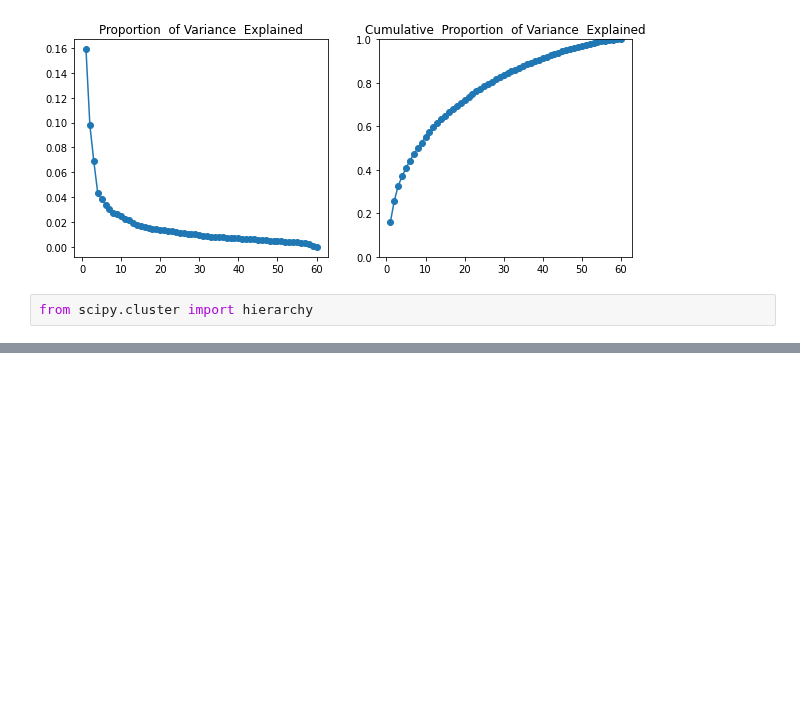
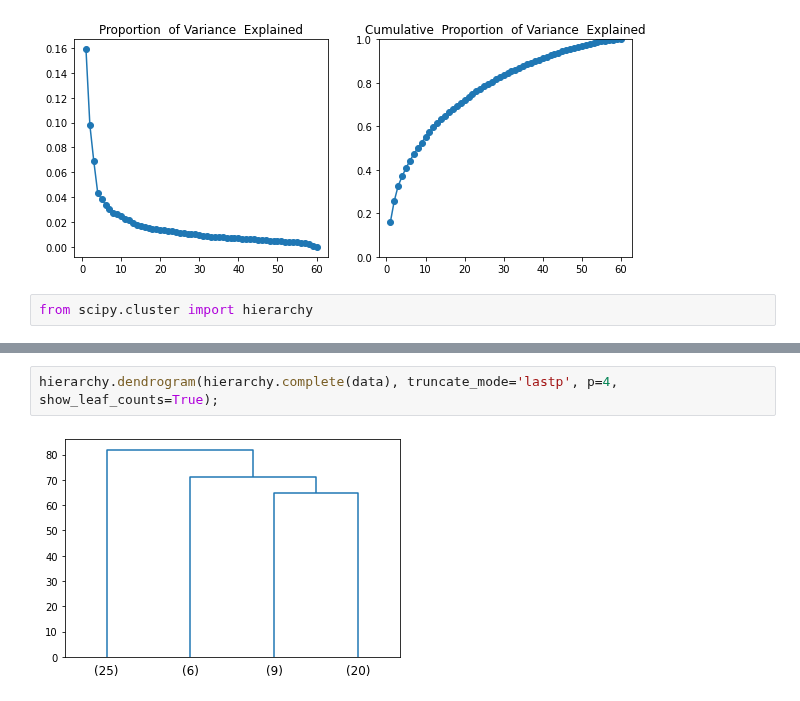
Before and after one commit to vivialprt/ISLR, a Jupyter notebook: Chapter10/Labs.ipynb, the cells around one changed output, grey strips where cells are left out. Cells and saved outputs as stored; diff of their text form; blank space fills up the shorter version.

```diff
--- a/Chapter10/Labs.ipynb
+++ b/Chapter10/Labs.ipynb
@@ -272,0 +258,4 @@ dn = hierarchy.dendrogram(Z, labels=types)
+# %%
+hierarchy.dendrogram(hierarchy.complete(data), truncate_mode='lastp', p=4, show_leaf_counts=True);
+# %% [output]
+[figure, added]
```
Also changed, not shown: parts of 12 cells of this notebook, 1 other file.
